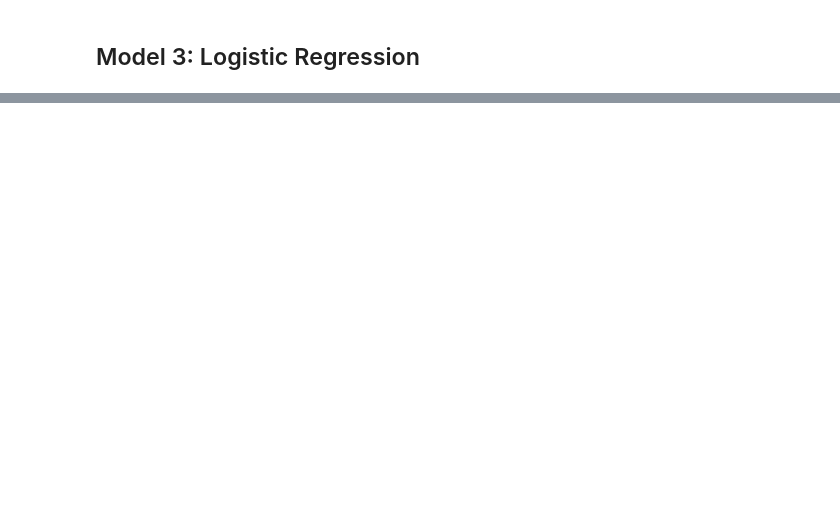
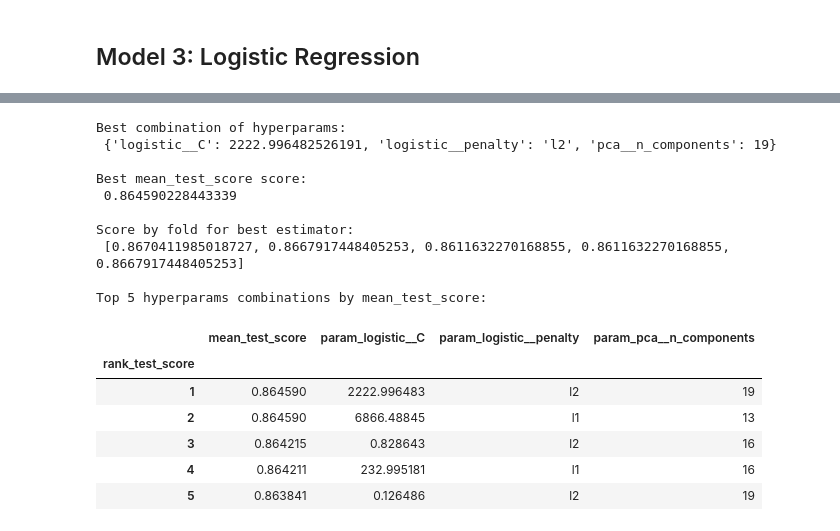
Before and after one commit to mevin-singh/Portfolio-Projects, a Jupyter notebook: Python/Customer Churn Prediction/churn_prediction.ipynb, the cells around one changed output, grey strips where cells are left out. Saved outputs shown, nothing was run; the diff lists cells and outputs as text; code cells hidden in the pictures; blank space fills up the shorter version.

```diff
--- a/Python/Customer Churn Prediction/churn_prediction.ipynb
+++ b/Python/Customer Churn Prediction/churn_prediction.ipynb
@@ -313,0 +382,6 @@ KeyboardInterrupt:
+# %%
+enc_lr = OneHotEncoder(sparse=False, handle_unknown="ignore")
+
+transformer_lr = ColumnTransformer([
+    ("categorical", enc_lr, categorical_variables)
+], remainder="passthrough")
@@ -313,0 +390,4 @@ KeyboardInterrupt:
+# %%
+lr = LogisticRegression(max_iter=1000, solver="liblinear", penalty="l1")
+
+pipeline_lr = Pipeline(steps=[("transformer", transformer_lr), ("scaler", StandardScaler()), ('pca', PCA()), ("logistic", lr)])
@@ -313,0 +413,12 @@ KeyboardInterrupt:
+# %%
+C = np.logspace(-4, 4, 50)
+penalty = ['l1', 'l2']
+
+grid_lr = {
+    "logistic__C": C,
+    "logistic__penalty": penalty,
+    "pca__n_components": n_components
+}
+
+gs_lr = GridSearchCV(pipeline_lr, grid_lr)
+gs_lr.fit(x_train, y_train)
@@ -313,0 +443,20 @@ KeyboardInterrupt:
+# %%
+report_GridSearchCV_results(gs_lr)
+# %% [output]
+Best combination of hyperparams:
+ {'logistic__C': 2222.996482526191, 'logistic__penalty': 'l2', 'pca__n_components': 19}
+
+Best mean_test_score score:
+ 0.864590228443339
+
+Score by fold for best estimator:
+ [0.8670411985018727, 0.8667917448405253, 0.8611632270168855, 0.8611632270168855, 0.8667917448405253]
+
+Top 5 hyperparams combinations by mean_test_score:
+|  | mean_test_score | param_logistic__C | param_logistic__penalty | param_pca__n_components |
+| rank_test_score |  |  |  |  |
+| 1 | 0.864590 | 2222.996483 | l2 | 19 |
+| 2 | 0.864590 | 6866.48845 | l1 | 13 |
+| 3 | 0.864215 | 0.828643 | l2 | 16 |
+| 4 | 0.864211 | 232.995181 | l1 | 16 |
+| 5 | 0.863841 | 0.126486 | l2 | 19 |
```
Also changed, not shown: parts of 12 cells of this notebook.
